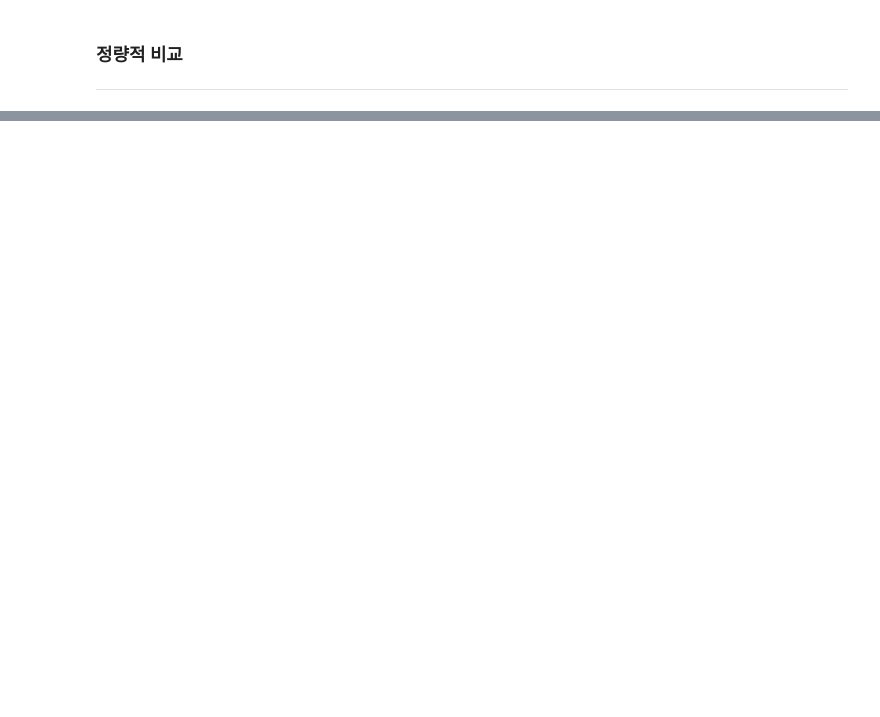
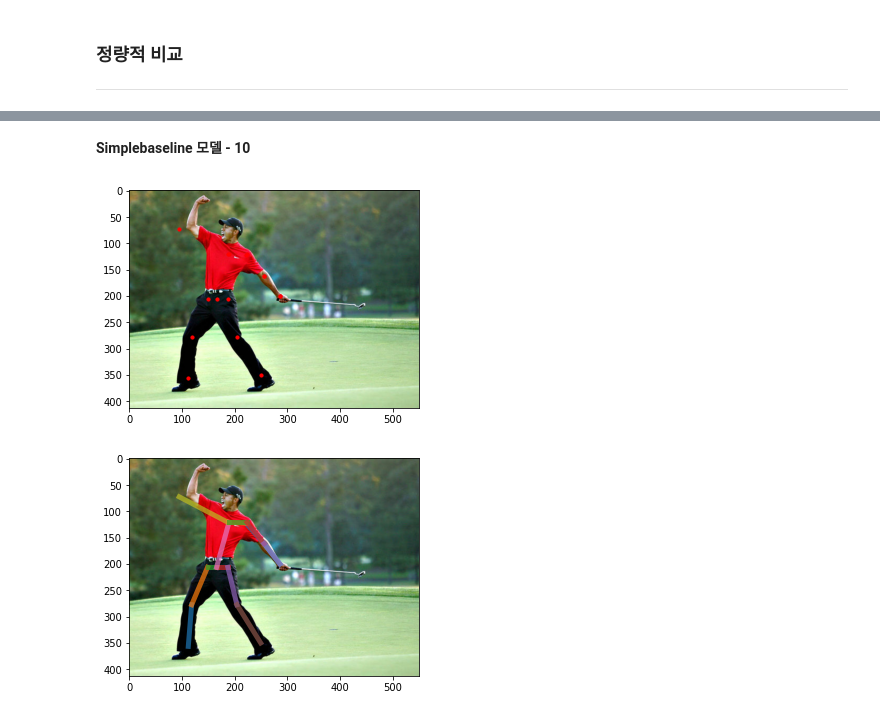
Before and after one commit to changmmml/AIFFEL_quest_rs, a Jupyter notebook: GoingDeeper/Quest8/250103_project.ipynb, the cells around one changed output, grey strips where cells are left out. Saved outputs shown, nothing was run; the diff lists cells and outputs as text; code cells hidden in the pictures; blank space fills up the shorter version.

```diff
--- a/GoingDeeper/Quest8/250103_project.ipynb
+++ b/GoingDeeper/Quest8/250103_project.ipynb
@@ -1197,0 +1272,6 @@ TypeError: 'NoneType' object is not subscriptable
+# %%
+model_simp_10 = Simplebaseline(IMAGE_SHAPE)
+
+# 10-epochs때의 모델 가중치로 비교
+# 5-epoch 때와 비교해서 loss가 0.01 정도 감소
+model_simp_10.load_weights('../aiffel/mpii/models_w/model_simp-epoch-10-loss-0.2805.h5')
@@ -1197,0 +1290,12 @@ TypeError: 'NoneType' object is not subscriptable
+# %% [markdown]
+**Simplebaseline 모델 - 10**
+# %%
+# 10-epochs
+test_image = os.path.join(PROJECT_PATH, 'test_image.jpg')
+
+image, keypoints = predict(model_simp_10, test_image)
+draw_keypoints_on_image(image, keypoints)
+draw_skeleton_on_image(image, keypoints)
+# %% [output]
+[figure, added]
+[figure, added]
```
Also changed, not shown: parts of 28 cells of this notebook.
